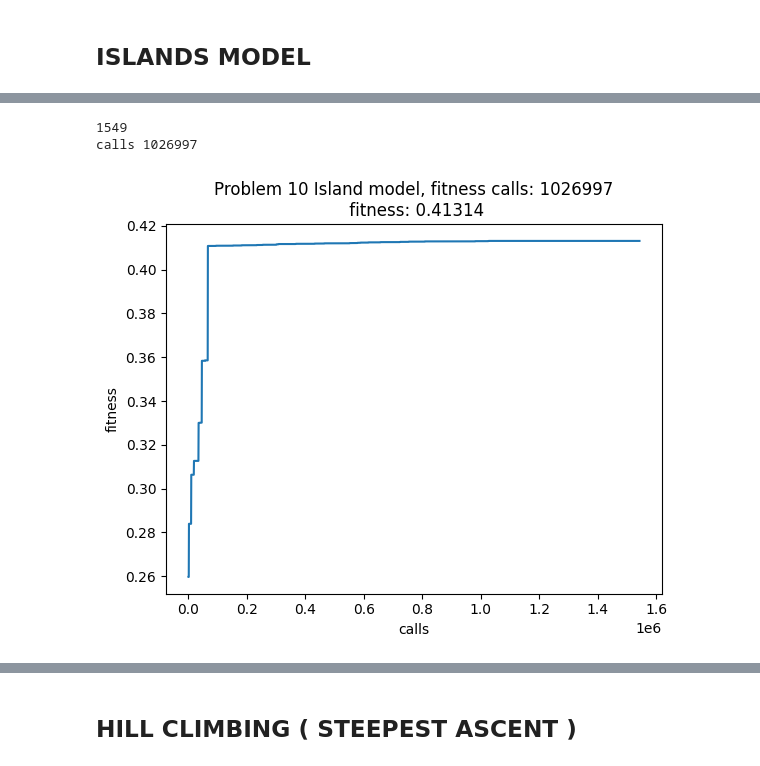
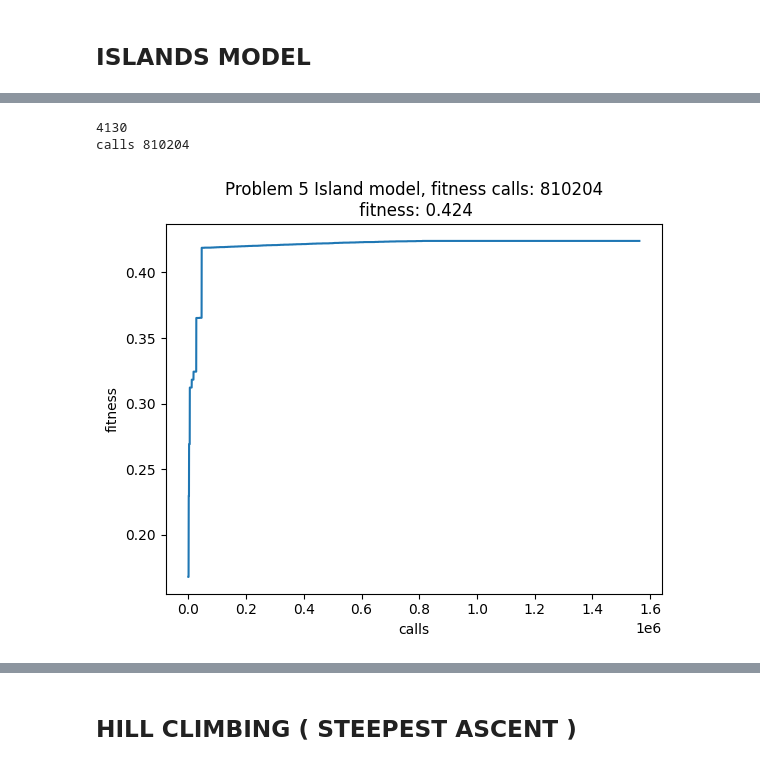
Before and after one commit to arturoadelfio/computational_intelligence, a Jupyter notebook: lab9/lab9.ipynb, the cells around one changed output, grey strips where cells are left out. Saved outputs shown, nothing was run; the diff lists cells and outputs as text; code cells hidden in the pictures.

```diff
--- a/lab9/lab9.ipynb
+++ b/lab9/lab9.ipynb
@@ -105,6 +88,7 @@ def bit_flip_mutate(ind: Individual, fitness) -> Individual:
     return Individual(fitness, ind.genotype)
 
 def mutate(ind: Individual,fitness) -> Individual:
+    """ one gene mutation """
     genotype=list(ind.genotype)
     index = randint(0, LOCI - 1)
     genotype[index] = 1 - genotype[index]
@@ -114,7 +98,6 @@ def one_cut_xover(ind1: Individual, ind2: Individual, fitness) -> Individual:
     index = randint(0, LOCI - 1)
     offspring1 = Individual(fitness=fitness, genotype=list(ind1.genotype[:index]) + list(ind2.genotype[index:]))
     offspring2 = Individual(fitness=fitness, genotype=list(ind1.genotype[index:]) + list(ind2.genotype[:index]))
-    #offspring2 = Individual(fitness=fitness, genotype=list(ind2.genotype[:index]) + list(ind1.genotype[index:]))
 
     return offspring1,offspring2
 
@@ -164,10 +147,10 @@ def generation(population,crossover,fitness, mutation, mut_prob):
                 o1,o2=two_cut_xover(p1,p2,fitness)
             else:
                 o1,o2=uniform_cut_xover(p1,p2,fitness)
-            if random() < mut_prob:  # self-adapt mutation probability
+            """ if random() < mut_prob:  # self-adapt mutation probability
                 o1 = mutate(o1, fitness)
                 o2 = mutate(o2, fitness)
-
+            """
             offspring.append(o1)
             offspring.append(o2)
 
@@ -274,14 +246,14 @@ ga(10)
 # %% [markdown]
 ## ISLANDS MODEL
 # %%
-ALL_POPULATION_SIZE = 500
-TOURNAMENT_SIZE = 3
-MUTATION_PROBABILITY = 0.001
+ALL_POPULATION_SIZE = 300
+TOURNAMENT_SIZE = 2
+MUTATION_PROBABILITY = 0.01
 MIGRATION_PROBABILITY=0.01
 LOCI=1000
 num_islands=5
 POPULATION_SIZE=ALL_POPULATION_SIZE//num_islands
-OFFSPRING_SIZE =POPULATION_SIZE//3*2
+OFFSPRING_SIZE =POPULATION_SIZE//3
 is_removing=True
 print(POPULATION_SIZE)
 print(OFFSPRING_SIZE)
@@ -323,8 +295,6 @@ def migration(islands):
 
     return islands
 
-
-
 population = [
     Individual(fitness_function)
     for _ in range(ALL_POPULATION_SIZE)
@@ -333,7 +303,7 @@ population = [
 islands=[]
 #-----------------SIMILARITY COMPUTED VIA FITNESS ------------
 
-
+"""
 # Create the islands with similar individual
 population.sort(key=lambda i: i.fitness)
 
@@ -342,11 +312,11 @@ for i in range(0, len(population), POPULATION_SIZE):
     j+=1
     sublist = population[i:i + POPULATION_SIZE]
     prob= random()
-    if prob<0.5:
+    if prob<1.0:
         islands.append(Island(population=sublist, crossover=one_cut_xover, scale_factor=1.0))
 
     else:
-        islands.append(Island(population=sublist, crossover=two_cut_xover, scale_factor=2.0))
+        islands.append(Island(population=sublist, crossover=one_cut_xover, scale_factor=1.5))
 
 
 """
@@ -376,7 +346,7 @@ for cluster_label, individuals in clustered_data.items():
     #print(f"Cluster {cluster_label + 1}: {[ind for ind in individuals]}")
     islands.append(Island(population=individuals, crossover=one_cut_xover, scale_factor=1.0))
     #print("len islands", len(islands))
-"""
+
 best_fitnesses=[0 for _ in range(num_islands)]
 max_fitness=0
 max_fitnesses=[]
@@ -394,7 +364,7 @@ for i in range(30000):
 
     for j in range(len(islands)):
 
-        best_fitnesses[j],islands[j].population = generation(islands[j].population,islands[j].crossover, fitness_function,bit_flip_mutate, islands[j].scale_factor*MUTATION_PROBABILITY)
+        best_fitnesses[j],islands[j].population = generation(islands[j].population,islands[j].crossover, fitness_function,mutate, islands[j].scale_factor*MUTATION_PROBABILITY)
 
     max_fitness=max(best_fitnesses)
     max_fitnesses.append(max_fitness)
@@ -417,12 +387,12 @@ for i in range(30000):
             MIGRATION_PROBABILITY*=0.8
     else:
         decreasing+=1
-        if decreasing>20 and MUTATION_PROBABILITY<0.1:
+        if decreasing>20 and MUTATION_PROBABILITY<0.05:
             decreasing=0
             MUTATION_PROBABILITY*=1.05
             MIGRATION_PROBABILITY*=1.05
 
-    if MUTATION_PROBABILITY>0.1:
+    if MUTATION_PROBABILITY>0.05:
         MUTATION_PROBABILITY*=0.75
         MIGRATION_PROBABILITY*=0.75
 
@@ -431,8 +401,3 @@ for i in range(30000):
     if max_fitness==1.0:
         break;
     #print(len(islands[0].population))
-plt.plot( range(0,it), max_fitnesses)
-plt.title("Problem 5 Island model, fitness calls: "+ str(fitness_function.calls))
-plt.xlabel("iterations")
-plt.ylabel("fitness")
-print("calls",fitness_function.calls)
@@ -453,18 +404,18 @@ KeyboardInterrupt:
 # %%
 
 max_value=max(max_fitnesses)
 ind=max_fitnesses.index(max_value)
 print(ind)
 #plt.plot( calls[0:ind], max_fitnesses[0:ind])
 plt.plot( calls, max_fitnesses)
-plt.title("Problem 10 Island model, fitness calls: "+ str(calls[ind]) +"\n fitness: "+str(max_value))
+plt.title("Problem 5 Island model, fitness calls: "+ str(calls[ind]) +"\n fitness: "+str(max_value))
 plt.xlabel("calls")
 plt.ylabel("fitness")
 print("calls",calls[ind])
 # %% [output]
-1549
-calls 1026997
+4130
+calls 810204
-[figure, old version]
+[figure, new version]
 # %% [markdown]
 Clustering
 
```
Also changed, not shown: parts of 14 cells of this notebook, 8 other files.
